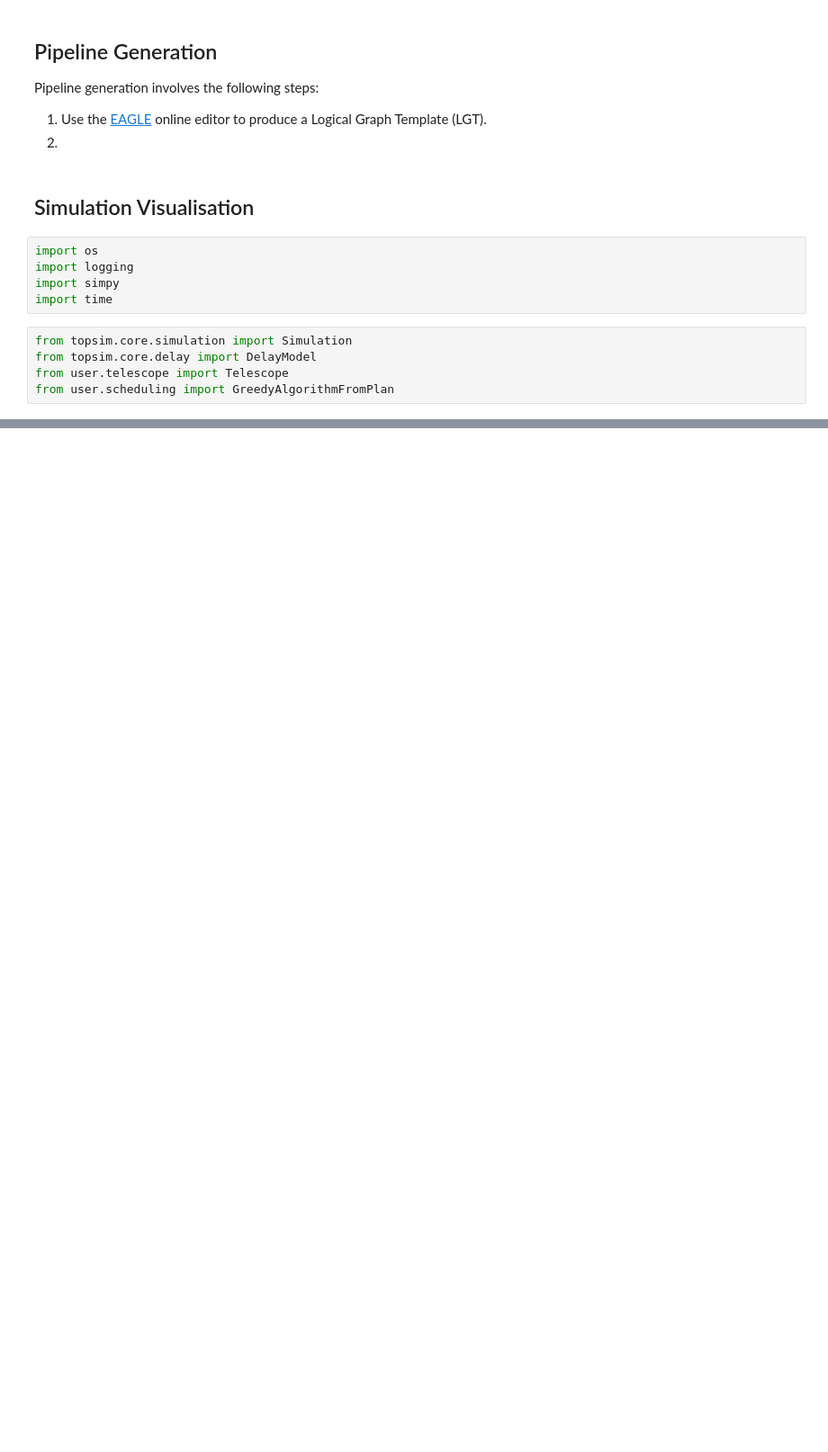
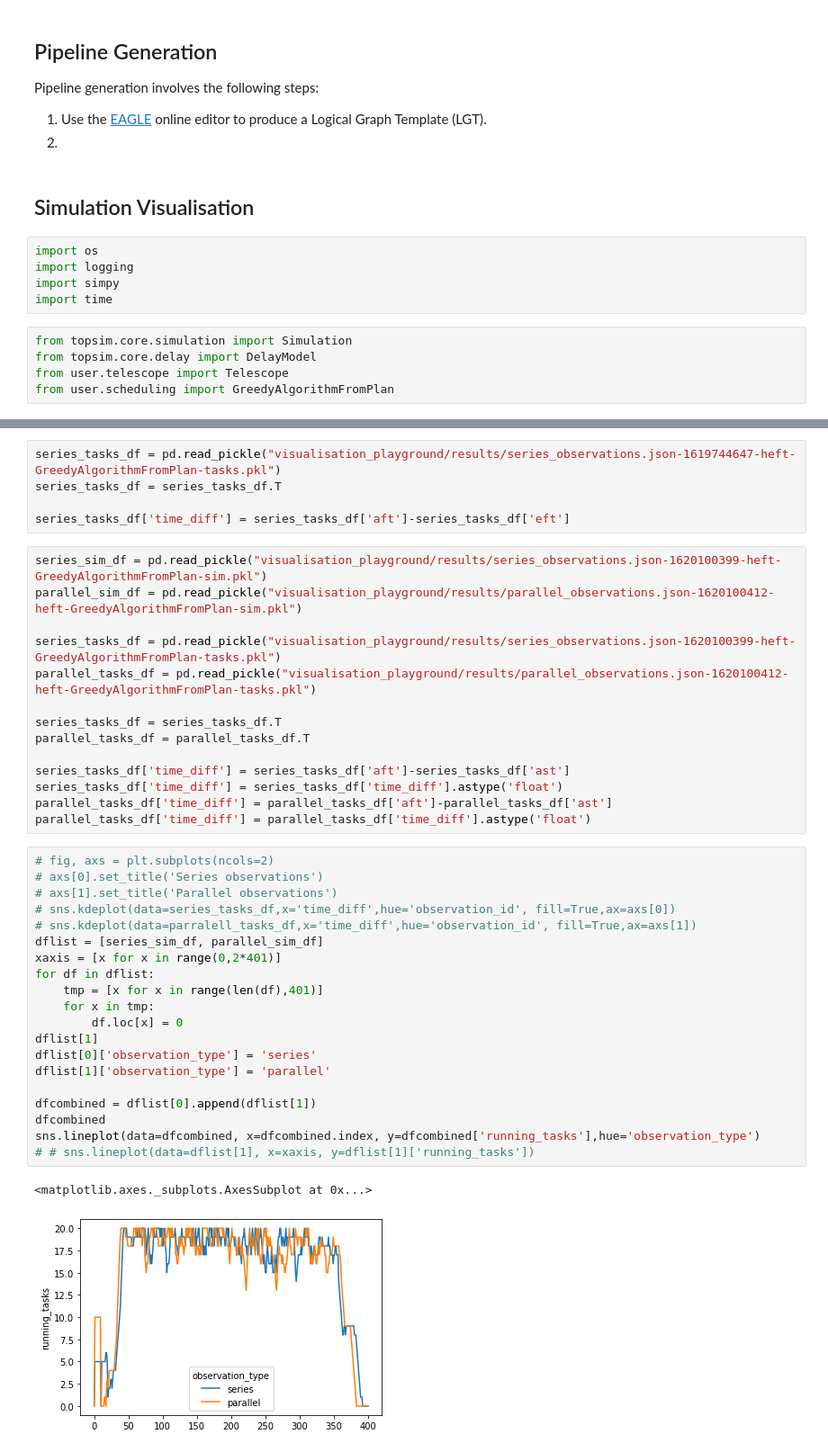
Before and after one commit to top-sim/experiments, a Jupyter notebook: visualisation_playground/visualisation_demonstration.ipynb, the cells around one changed output, grey strips where cells are left out. Shown at 90% size. Cells and saved outputs as stored; diff of their text form; blank space fills up the shorter version.

```diff
--- a/visualisation_playground/visualisation_demonstration.ipynb
+++ b/visualisation_playground/visualisation_demonstration.ipynb
@@ -143,0 +164,42 @@ plt.show()
+# %%
+series_tasks_df = pd.read_pickle("visualisation_playground/results/series_observations.json-1619744647-heft-GreedyAlgorithmFromPlan-tasks.pkl")
+series_tasks_df = series_tasks_df.T
+
+series_tasks_df['time_diff'] = series_tasks_df['aft']-series_tasks_df['eft']
+# %%
+series_sim_df = pd.read_pickle("visualisation_playground/results/series_observations.json-1620100399-heft-GreedyAlgorithmFromPlan-sim.pkl")
+parallel_sim_df = pd.read_pickle("visualisation_playground/results/parallel_observations.json-1620100412-heft-GreedyAlgorithmFromPlan-sim.pkl")
+
+series_tasks_df = pd.read_pickle("visualisation_playground/results/series_observations.json-1620100399-heft-GreedyAlgorithmFromPlan-tasks.pkl")
+parallel_tasks_df = pd.read_pickle("visualisation_playground/results/parallel_observations.json-1620100412-heft-GreedyAlgorithmFromPlan-tasks.pkl")
+
+series_tasks_df = series_tasks_df.T
+parallel_tasks_df = parallel_tasks_df.T
+
+series_tasks_df['time_diff'] = series_tasks_df['aft']-series_tasks_df['ast']
+series_tasks_df['time_diff'] = series_tasks_df['time_diff'].astype('float')
+parallel_tasks_df['time_diff'] = parallel_tasks_df['aft']-parallel_tasks_df['ast']
+parallel_tasks_df['time_diff'] = parallel_tasks_df['time_diff'].astype('float')
+# %%
+# fig, axs = plt.subplots(ncols=2)
+# axs[0].set_title('Series observations')
+# axs[1].set_title('Parallel observations')
+# sns.kdeplot(data=series_tasks_df,x='time_diff',hue='observation_id', fill=True,ax=axs[0])
+# sns.kdeplot(data=parralell_tasks_df,x='time_diff',hue='observation_id', fill=True,ax=axs[1])
+dflist = [series_sim_df, parallel_sim_df]
+xaxis = [x for x in range(0,2*401)]
+for df in dflist:
+    tmp = [x for x in range(len(df),401)]
+    for x in tmp:
+        df.loc[x] = 0
+dflist[1]
+dflist[0]['observation_type'] = 'series'
+dflist[1]['observation_type'] = 'parallel'
+
+dfcombined = dflist[0].append(dflist[1])
+dfcombined
+sns.lineplot(data=dfcombined, x=dfcombined.index, y=dfcombined['running_tasks'],hue='observation_type')
+# # sns.lineplot(data=dflist[1], x=xaxis, y=dflist[1]['running_tasks'])
+# %% [output]
+<matplotlib.axes._subplots.AxesSubplot at 0x...>
+[figure, added]
```
Also changed, not shown: parts of 14 cells of this notebook, 1 other file.
